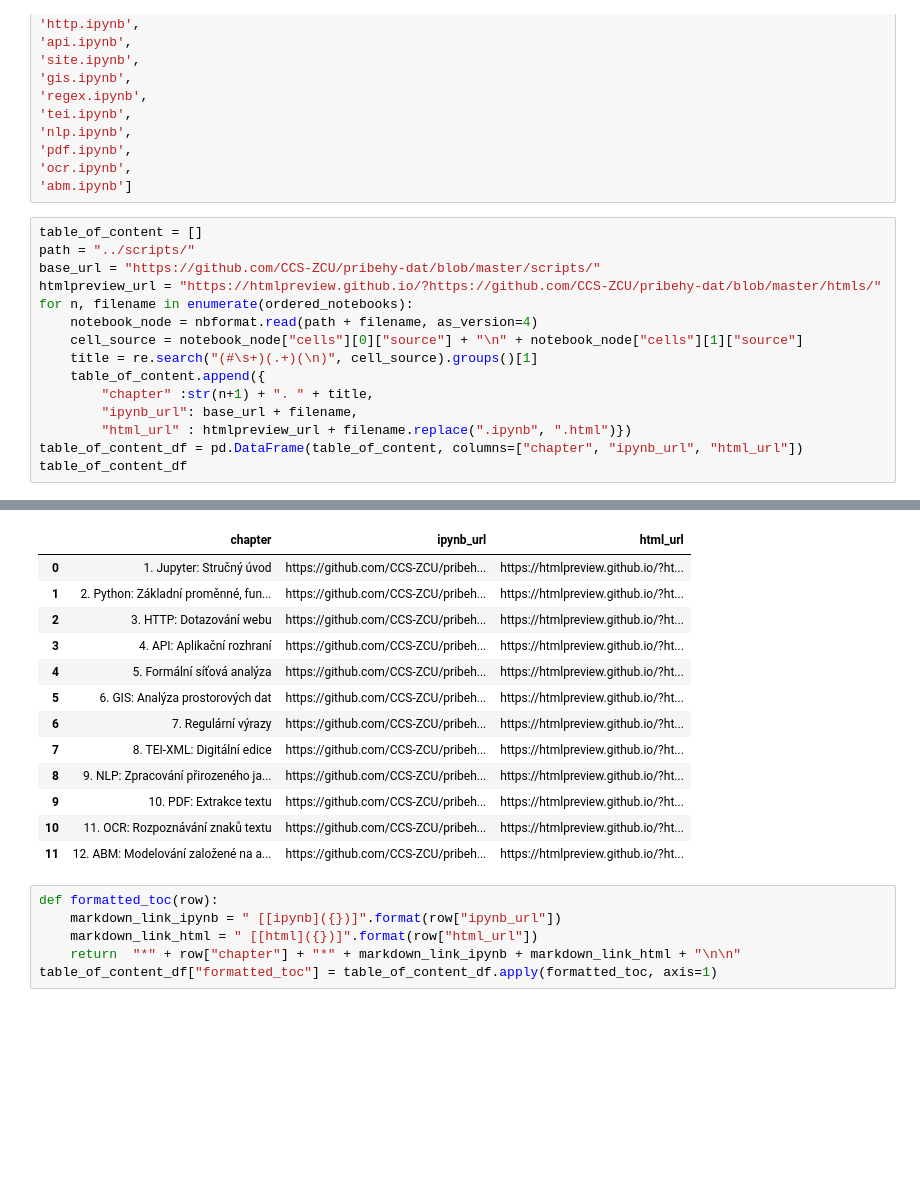
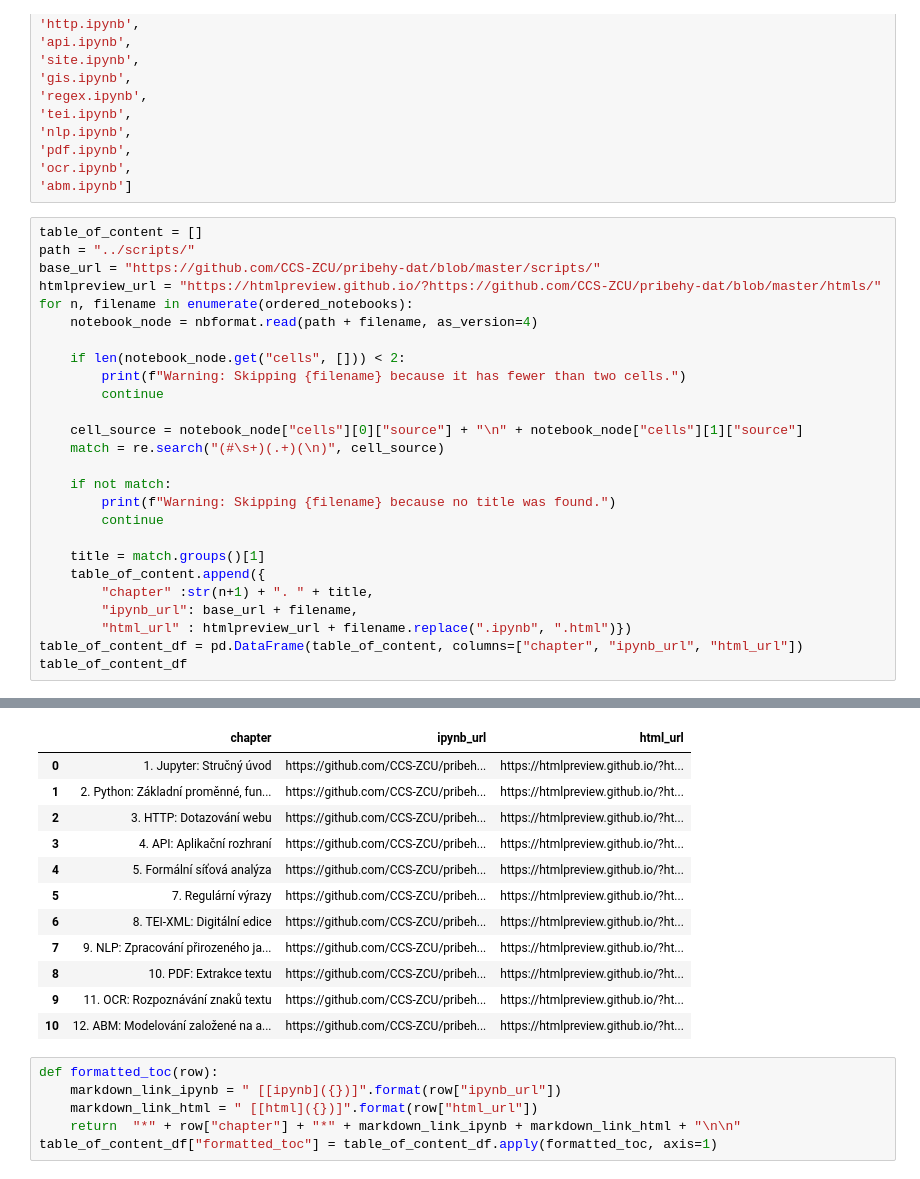
Before and after one commit to CCS-ZCU/pribehy-dat, a Jupyter notebook: management/get-htmls.ipynb, the cells around one changed output, grey strips where cells are left out. Cells and saved outputs as stored; diff of their text form; blank space fills up the shorter version.

Commit message:
api & tei notebooks checked

```diff
--- a/management/get-htmls.ipynb
+++ b/management/get-htmls.ipynb
@@ -47,8 +47,19 @@ base_url = "https://github.com/CCS-ZCU/pribehy-dat/blob/master/scripts/"
 htmlpreview_url = "https://htmlpreview.github.io/?https://github.com/CCS-ZCU/pribehy-dat/blob/master/htmls/"
 for n, filename in enumerate(ordered_notebooks):
     notebook_node = nbformat.read(path + filename, as_version=4)
+
+    if len(notebook_node.get("cells", [])) < 2:
+        print(f"Warning: Skipping {filename} because it has fewer than two cells.")
+        continue
+
     cell_source = notebook_node["cells"][0]["source"] + "\n" + notebook_node["cells"][1]["source"]
-    title = re.search("(#\s+)(.+)(\n)", cell_source).groups()[1]
+    match = re.search("(#\s+)(.+)(\n)", cell_source)
+
+    if not match:
+        print(f"Warning: Skipping {filename} because no title was found.")
+        continue
+
+    title = match.groups()[1]
     table_of_content.append({
         "chapter" :str(n+1) + ". " + title,
         "ipynb_url": base_url + filename,
@@ -59,16 +71,15 @@ table_of_content_df
 |  | chapter | ipynb_url | html_url |
 | 0 | 1. Jupyter: Stručný úvod | https://github.com/CCS-ZCU/pribeh... | https://htmlpreview.github.io/?ht... |
 | 1 | 2. Python: Základní proměnné, fun... | https://github.com/CCS-ZCU/pribeh... | https://htmlpreview.github.io/?ht... |
 | 2 | 3. HTTP: Dotazování webu | https://github.com/CCS-ZCU/pribeh... | https://htmlpreview.github.io/?ht... |
 | 3 | 4. API: Aplikační rozhraní | https://github.com/CCS-ZCU/pribeh... | https://htmlpreview.github.io/?ht... |
 | 4 | 5. Formální síťová analýza | https://github.com/CCS-ZCU/pribeh... | https://htmlpreview.github.io/?ht... |
-| 5 | 6. GIS: Analýza prostorových dat | https://github.com/CCS-ZCU/pribeh... | https://htmlpreview.github.io/?ht... |
-| 6 | 7. Regulární výrazy | https://github.com/CCS-ZCU/pribeh... | https://htmlpreview.github.io/?ht... |
-| 7 | 8. TEI-XML: Digitální edice | https://github.com/CCS-ZCU/pribeh... | https://htmlpreview.github.io/?ht... |
-| 8 | 9. NLP: Zpracování přirozeného ja... | https://github.com/CCS-ZCU/pribeh... | https://htmlpreview.github.io/?ht... |
-| 9 | 10. PDF: Extrakce textu | https://github.com/CCS-ZCU/pribeh... | https://htmlpreview.github.io/?ht... |
-| 10 | 11. OCR: Rozpoznávání znaků textu | https://github.com/CCS-ZCU/pribeh... | https://htmlpreview.github.io/?ht... |
-| 11 | 12. ABM: Modelování založené na a... | https://github.com/CCS-ZCU/pribeh... | https://htmlpreview.github.io/?ht... |
+| 5 | 7. Regulární výrazy | https://github.com/CCS-ZCU/pribeh... | https://htmlpreview.github.io/?ht... |
+| 6 | 8. TEI-XML: Digitální edice | https://github.com/CCS-ZCU/pribeh... | https://htmlpreview.github.io/?ht... |
+| 7 | 9. NLP: Zpracování přirozeného ja... | https://github.com/CCS-ZCU/pribeh... | https://htmlpreview.github.io/?ht... |
+| 8 | 10. PDF: Extrakce textu | https://github.com/CCS-ZCU/pribeh... | https://htmlpreview.github.io/?ht... |
+| 9 | 11. OCR: Rozpoznávání znaků textu | https://github.com/CCS-ZCU/pribeh... | https://htmlpreview.github.io/?ht... |
+| 10 | 12. ABM: Modelování založené na a... | https://github.com/CCS-ZCU/pribeh... | https://htmlpreview.github.io/?ht... |
 # %%
 def formatted_toc(row):
     markdown_link_ipynb = " [[ipynb]({})]".format(row["ipynb_url"])
```
Also changed, not shown: parts of 2 cells of this notebook, 6 other files.
